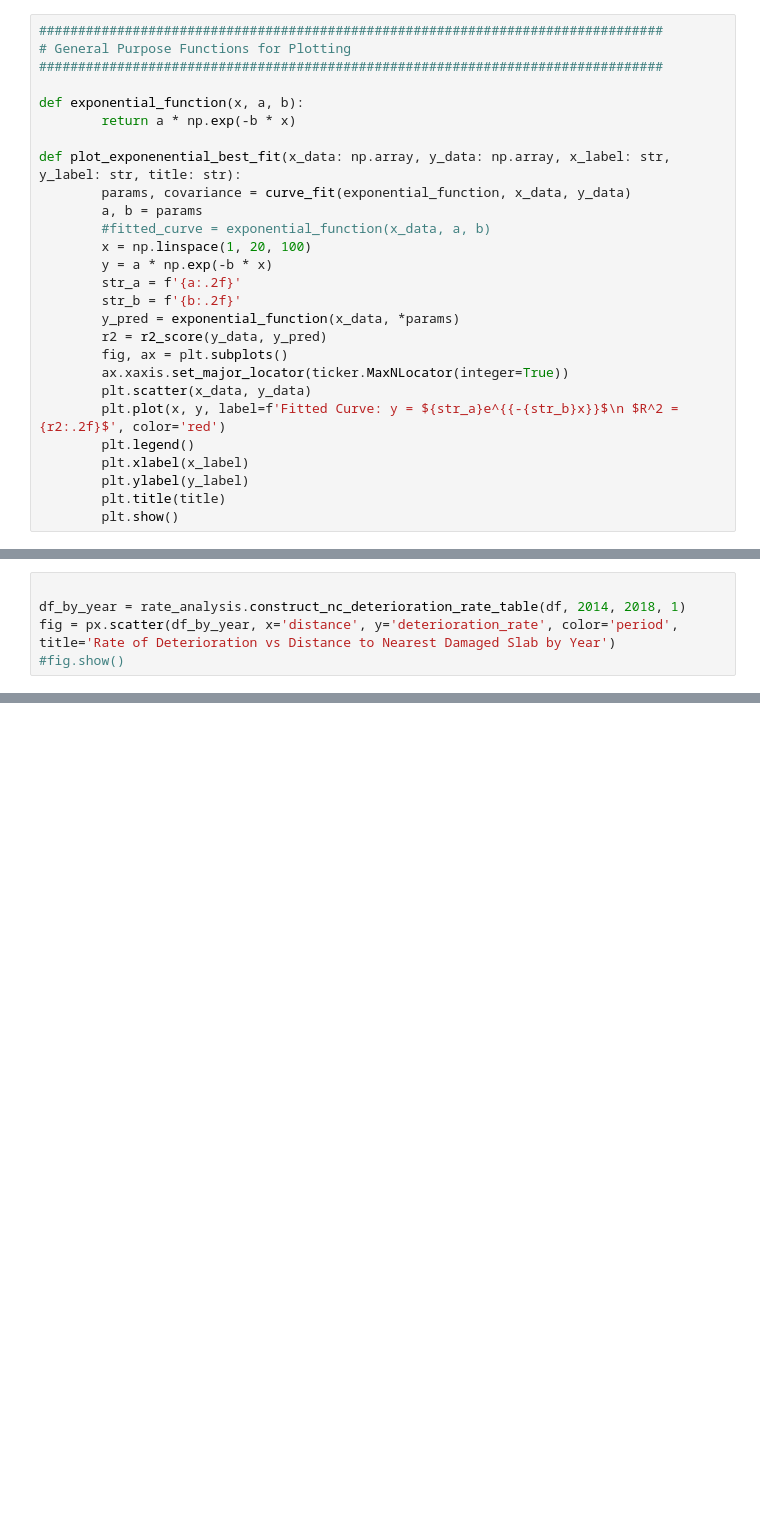
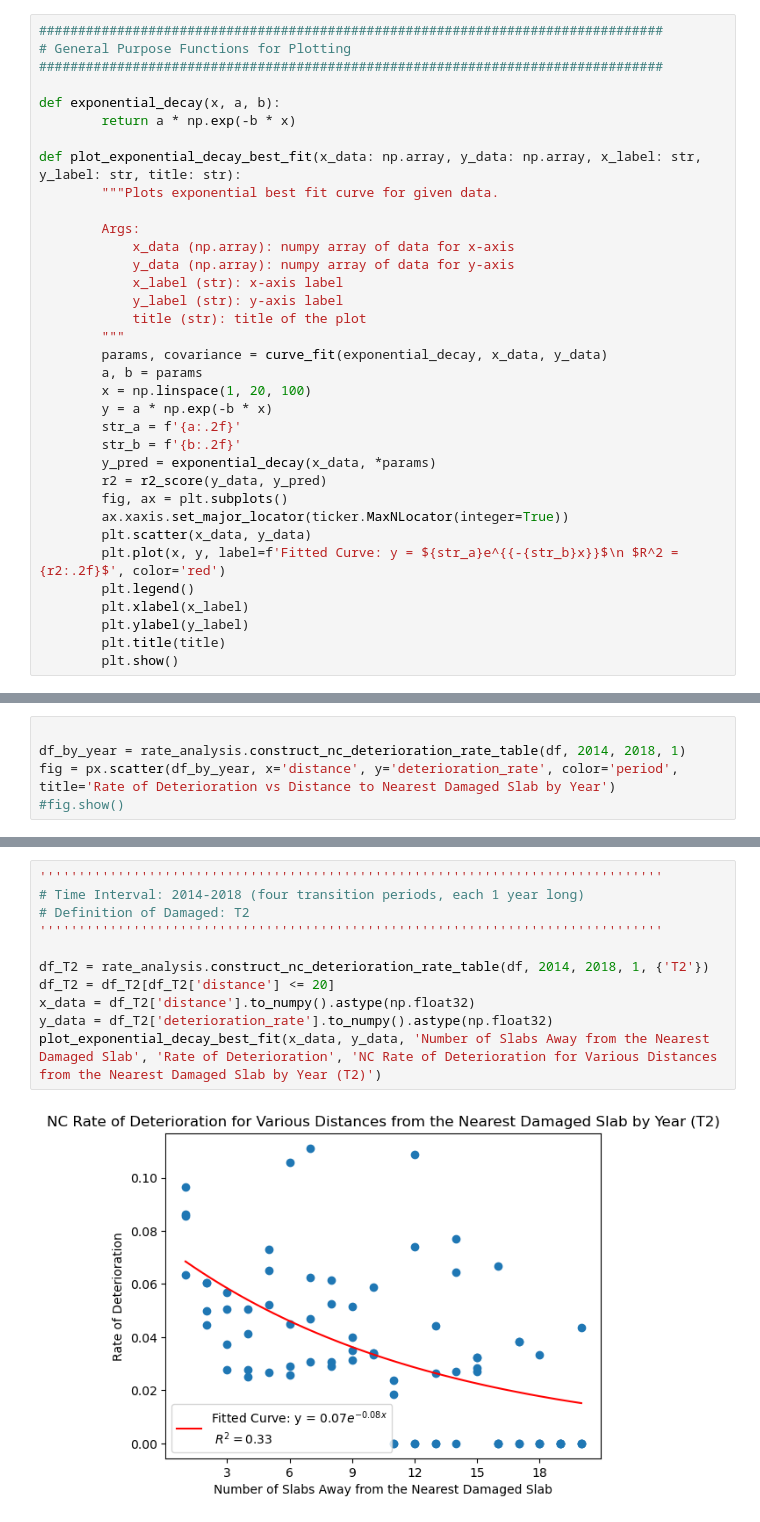
Before and after one commit to jadenl99/Pavement-Forecasting, a Jupyter notebook: src/nc_deterioration/distance_vs_deterioration.ipynb, the cells around one changed output, grey strips where cells are left out. Drawn from its saved outputs; the diff is of its cells as text; blank space fills up the shorter version.

Commit message:
tweaks to charts

```diff
--- a/src/nc_deterioration/distance_vs_deterioration.ipynb
+++ b/src/nc_deterioration/distance_vs_deterioration.ipynb
@@ -21,18 +19,26 @@ nc_distance_from_damaged_by_year = {}
 # General Purpose Functions for Plotting
 ################################################################################
 
-def exponential_function(x, a, b):
+def exponential_decay(x, a, b):
         return a * np.exp(-b * x)
 
-def plot_exponenential_best_fit(x_data: np.array, y_data: np.array, x_label: str, y_label: str, title: str):
-        params, covariance = curve_fit(exponential_function, x_data, y_data)
+def plot_exponential_decay_best_fit(x_data: np.array, y_data: np.array, x_label: str, y_label: str, title: str):
+        """Plots exponential best fit curve for given data.
+
+        Args:
+            x_data (np.array): numpy array of data for x-axis
+            y_data (np.array): numpy array of data for y-axis
+            x_label (str): x-axis label
+            y_label (str): y-axis label
+            title (str): title of the plot
+        """
+        params, covariance = curve_fit(exponential_decay, x_data, y_data)
         a, b = params
-        #fitted_curve = exponential_function(x_data, a, b)
         x = np.linspace(1, 20, 100)
         y = a * np.exp(-b * x)
         str_a = f'{a:.2f}'
         str_b = f'{b:.2f}'
-        y_pred = exponential_function(x_data, *params)
+        y_pred = exponential_decay(x_data, *params)
         r2 = r2_score(y_data, y_pred)
         fig, ax = plt.subplots()
         ax.xaxis.set_major_locator(ticker.MaxNLocator(integer=True))
@@ -109,2 +115,15 @@ plot_exponenential_best_fit(x_data, y_data, 'Number of Slabs Away from the Neare
 # %% [output]
 [figure]
+# %%
+''''''''''''''''''''''''''''''''''''''''''''''''''''''''''''''''''''''''''''''''
+# Time Interval: 2014-2018 (four transition periods, each 1 year long)
+# Definition of Damaged: T2
+''''''''''''''''''''''''''''''''''''''''''''''''''''''''''''''''''''''''''''''''
+
+df_T2 = rate_analysis.construct_nc_deterioration_rate_table(df, 2014, 2018, 1, {'T2'})
+df_T2 = df_T2[df_T2['distance'] <= 20]
+x_data = df_T2['distance'].to_numpy().astype(np.float32)
+y_data = df_T2['deterioration_rate'].to_numpy().astype(np.float32)
+plot_exponential_decay_best_fit(x_data, y_data, 'Number of Slabs Away from the Nearest Damaged Slab', 'Rate of Deterioration', 'NC Rate of Deterioration for Various Distances from the Nearest Damaged Slab by Year (T2)')
+# %% [output]
+[figure, added]
```
Also changed, not shown: parts of 7 cells of this notebook.
